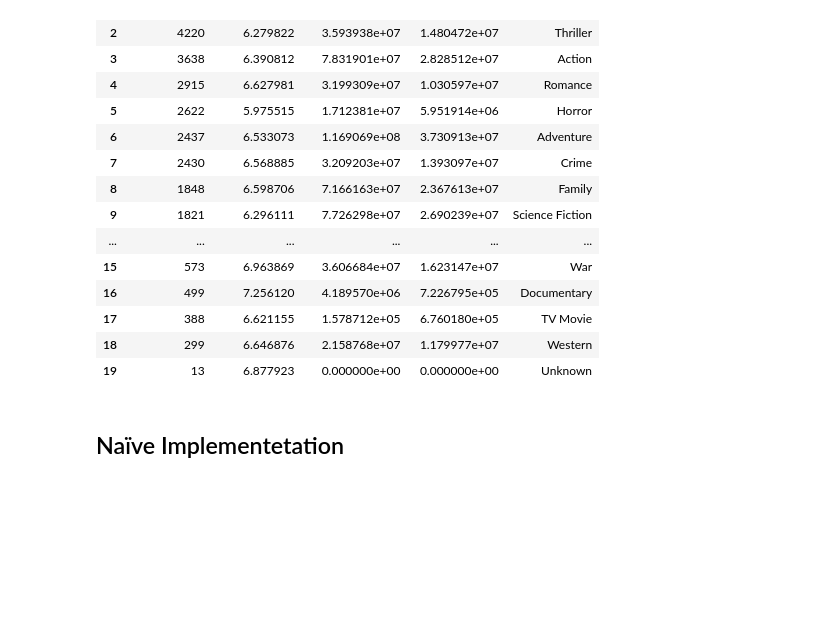
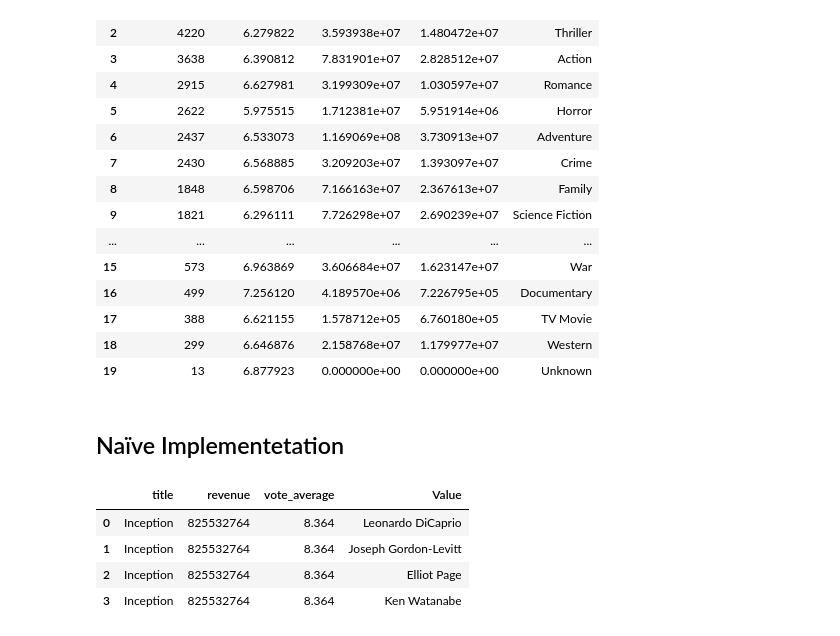
Before and after one commit to TunaConnoisseur/COMP30770-Big-Data, a Jupyter notebook: IMDB Notebook.ipynb, the cells around one changed output. Drawn from its saved outputs; the diff is of its cells as text; code cells hidden in the pictures; blank space fills up the shorter version.

Commit message:
SQL NAIVE STEPS 1-3

```diff
--- a/IMDB Notebook.ipynb
+++ b/IMDB Notebook.ipynb
@@ -233,3 +252,24 @@ movie_genres_df
 | 19 | 13 | 6.877923 | 0.000000e+00 | 0.000000e+00 | Unknown |
 # %% [markdown]
 ## Naïve Implementetation
+# %%
+# Step 1 cannot create table overrides Juypter RAM.
+
+query = """
+SELECT title, revenue, vote_average, star1 AS Value FROM movies
+UNION ALL
+SELECT title, revenue, vote_average, star2 AS Value FROM movies
+UNION ALL
+SELECT title, revenue, vote_average, star3 AS Value FROM movies
+UNION ALL
+SELECT title, revenue, vote_average, star4 AS Value FROM movies;
+"""
+
+df = pd.read_sql(query, conn)
+df.head(5)
+# %% [output]
+|  | title | revenue | vote_average | Value |
+| 0 | Inception | 825532764 | 8.364 | Leonardo DiCaprio |
+| 1 | Inception | 825532764 | 8.364 | Joseph Gordon-Levitt |
+| 2 | Inception | 825532764 | 8.364 | Elliot Page |
+| 3 | Inception | 825532764 | 8.364 | Ken Watanabe |
```
Also changed, not shown: parts of 4 cells of this notebook.
